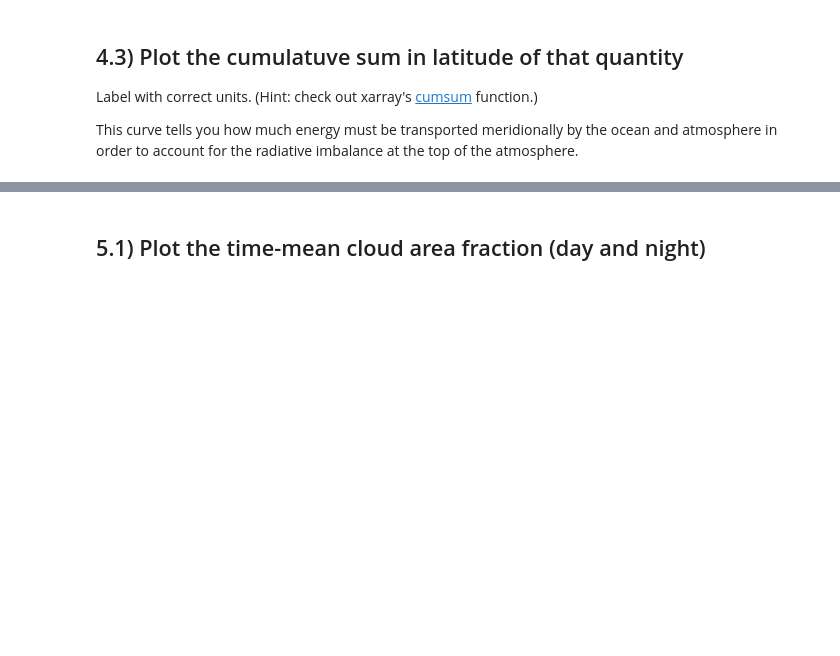
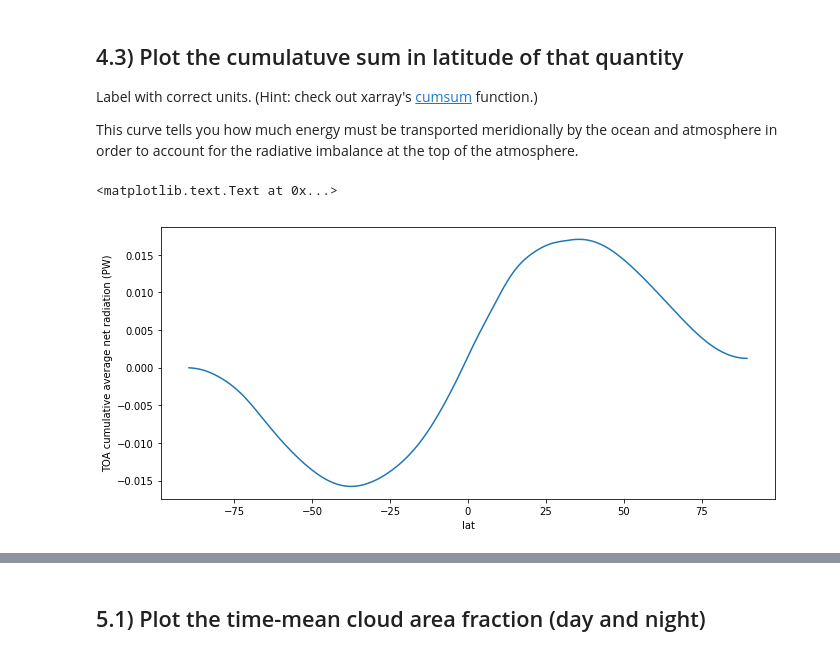
Before and after one commit to djk2120/Assignment_2, a Jupyter notebook: Assignment_8/Assignment_8.ipynb, the cells around one changed output, grey strips where cells are left out. Drawn from its saved outputs; the diff is of its cells as text; code cells hidden in the pictures; blank space fills up the shorter version.

```diff
--- a/Assignment_8/Assignment_8.ipynb
+++ b/Assignment_8/Assignment_8.ipynb
@@ -193,6 +221,12 @@ Label with correct units
 Label with correct units. (Hint: check out xarray's [cumsum](http://xarray.pydata.org/en/stable/generated/xarray.DataArray.cumsum.html) function.)
 
 This curve tells you how much energy must be transported meridionally by the ocean and atmosphere in order to account for the radiative imbalance at the top of the atmosphere.
+# %%
+(toa_net_total_bylat.cumsum(dim='lat')/1e15).plot()
+plt.ylabel('TOA cumulative average net radiation (PW)')
+# %% [output]
+<matplotlib.text.Text at 0x...>
+[figure, added]
 # %% [markdown]
 You should get a curve tht looks something like this
 
```
Also changed, not shown: parts of 16 cells of this notebook.
